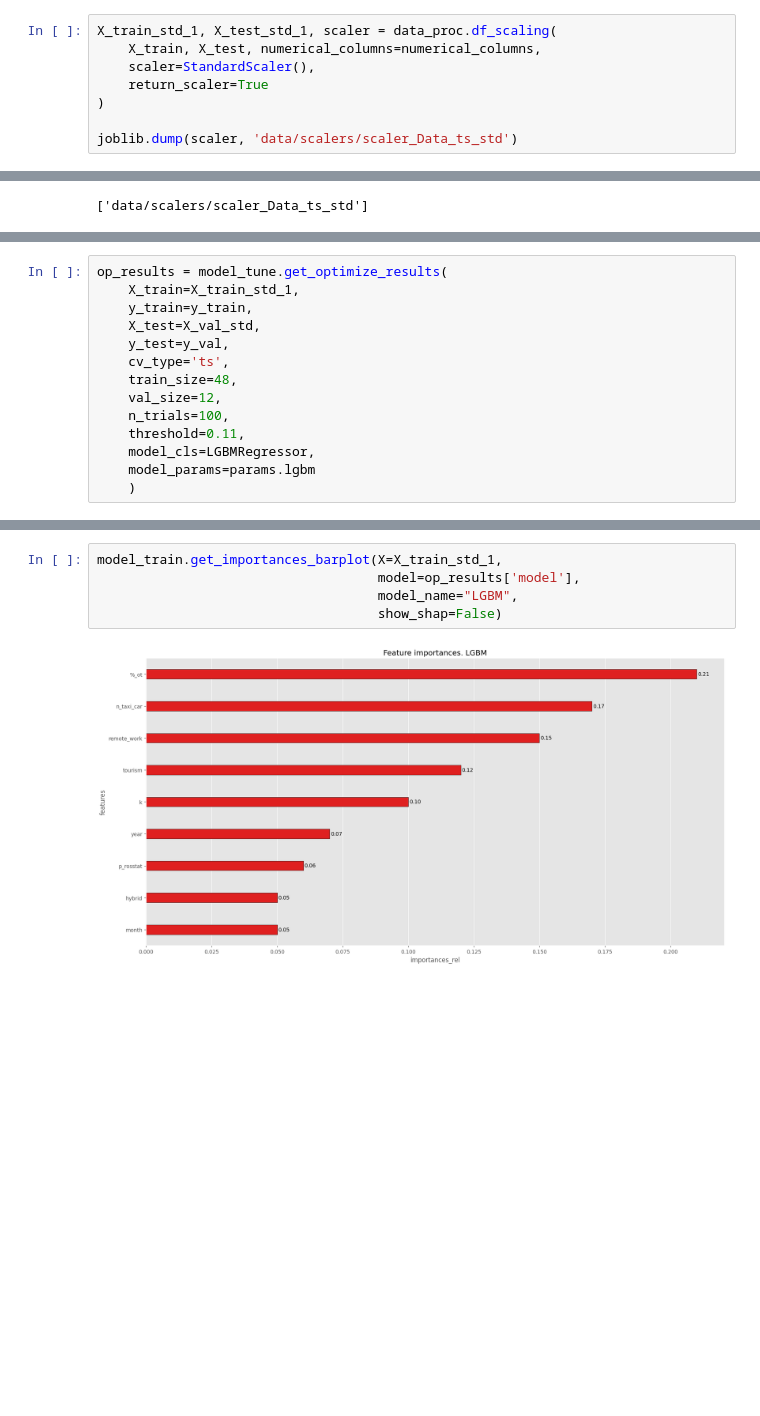
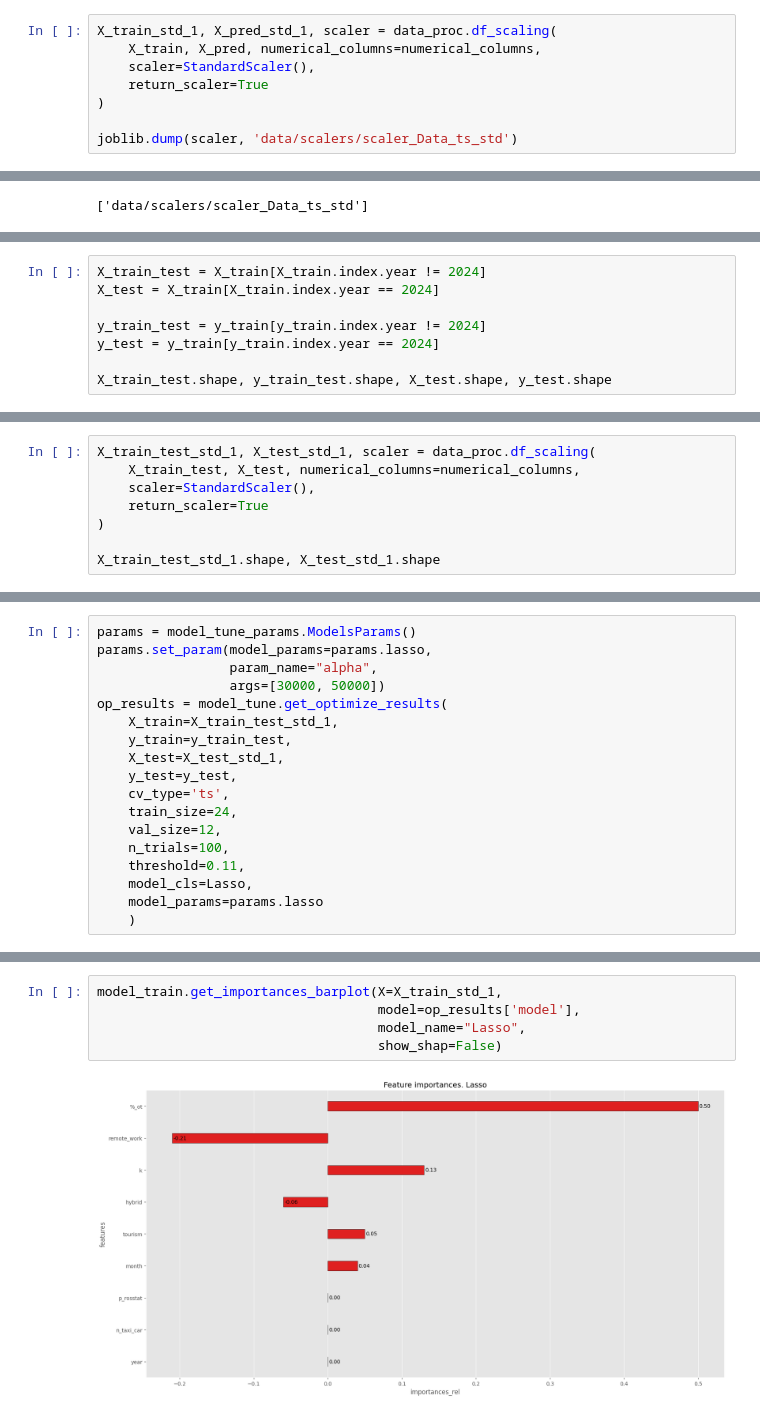
Before and after one commit to NazarovMichail/ds_nms, a Jupyter notebook: data_ts_test.ipynb, the cells around one changed output, grey strips where cells are left out. Drawn from its saved outputs; the diff is of its cells as text; blank space fills up the shorter version.

```diff
--- a/data_ts_test.ipynb
+++ b/data_ts_test.ipynb
@@ -189,6 +160,6 @@ X_test.sample(1)
 # %%
-X_train_std_1, X_test_std_1, scaler = data_proc.df_scaling(
-    X_train, X_test, numerical_columns=numerical_columns,
+X_train_std_1, X_pred_std_1, scaler = data_proc.df_scaling(
+    X_train, X_pred, numerical_columns=numerical_columns,
     scaler=StandardScaler(),
     return_scaler=True
 )
@@ -224,0 +192,8 @@ params = model_tune_params.ModelsParams()
+# %%
+X_train_test = X_train[X_train.index.year != 2024]
+X_test = X_train[X_train.index.year == 2024]
+
+y_train_test = y_train[y_train.index.year != 2024]
+y_test = y_train[y_train.index.year == 2024]
+
+X_train_test.shape, y_train_test.shape, X_test.shape, y_test.shape
@@ -224,0 +206,8 @@ params = model_tune_params.ModelsParams()
+# %%
+X_train_test_std_1, X_test_std_1, scaler = data_proc.df_scaling(
+    X_train_test, X_test, numerical_columns=numerical_columns,
+    scaler=StandardScaler(),
+    return_scaler=True
+)
+
+X_train_test_std_1.shape, X_test_std_1.shape
@@ -225,15 +283,19 @@ params = model_tune_params.ModelsParams()
 # %%
+params = model_tune_params.ModelsParams()
+params.set_param(model_params=params.lasso,
+                 param_name="alpha",
+                 args=[30000, 50000])
 op_results = model_tune.get_optimize_results(
-    X_train=X_train_std_1,
-    y_train=y_train,
-    X_test=X_val_std,
-    y_test=y_val,
+    X_train=X_train_test_std_1,
+    y_train=y_train_test,
+    X_test=X_test_std_1,
+    y_test=y_test,
     cv_type='ts',
-    train_size=48,
+    train_size=24,
     val_size=12,
     n_trials=100,
     threshold=0.11,
-    model_cls=LGBMRegressor,
-    model_params=params.lgbm
+    model_cls=Lasso,
+    model_params=params.lasso
     )
 # %% [output]
@@ -274,7 +330,7 @@ model_train.plot_ts_pred(y_train=y_train,
 # %%
 model_train.get_importances_barplot(X=X_train_std_1,
                                     model=op_results['model'],
-                                    model_name="LGBM",
+                                    model_name="Lasso",
                                     show_shap=False)
 # %% [output]
-[figure, old version]
+[figure, new version]
```
Also changed, not shown: parts of 39 cells of this notebook, 2 other files.
